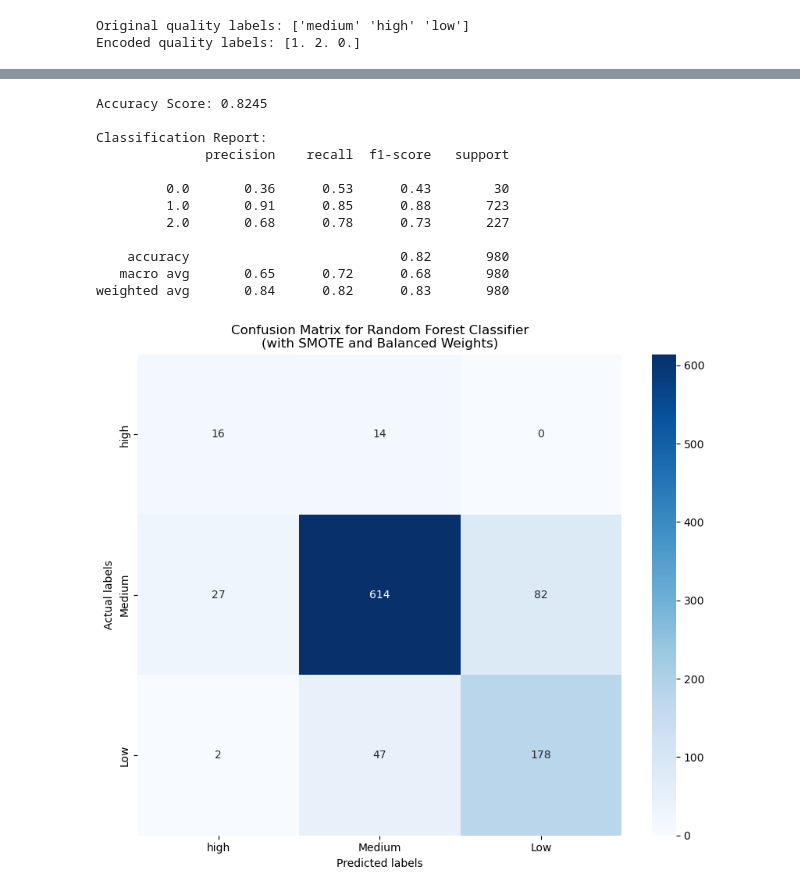
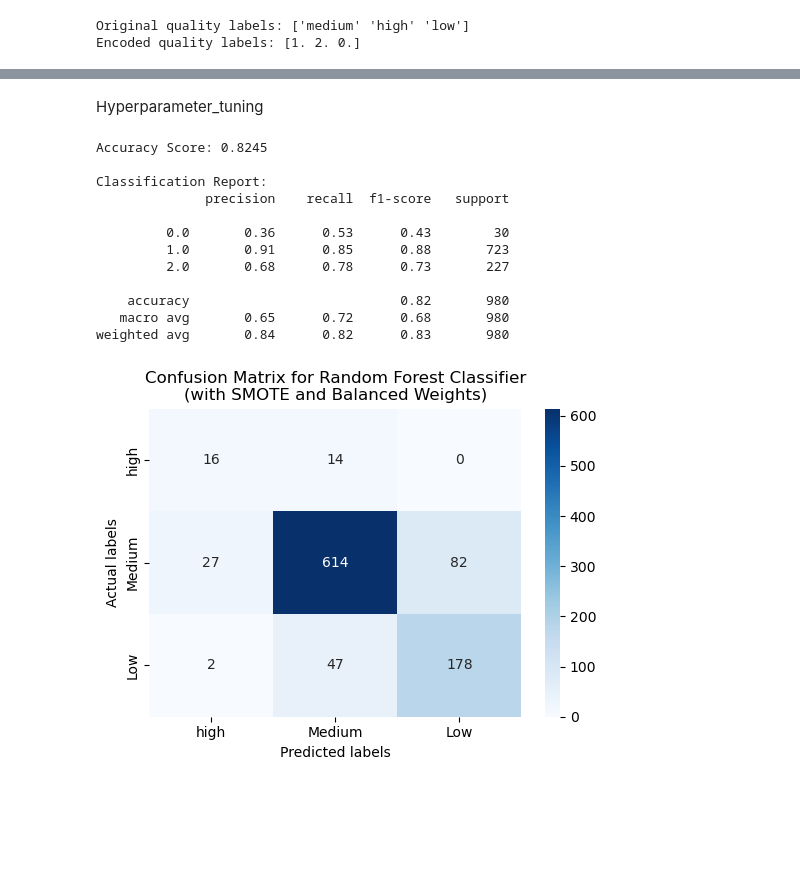
Before and after one commit to rakeshtparayil/Machine_Learning_Projects, a Jupyter notebook: Wine_Quality_Label_White_Prediction.ipynb, the cells around one changed output, grey strips where cells are left out. Saved outputs shown, nothing was run; the diff lists cells and outputs as text; code cells hidden in the pictures; blank space fills up the shorter version.

```diff
--- a/Wine_Quality_Label_White_Prediction.ipynb
+++ b/Wine_Quality_Label_White_Prediction.ipynb
@@ -170,3 +240,5 @@ weighted avg       0.83      0.87      0.85       320
+# %% [markdown]
+Hyperparameter_tuning
 # %%
 #importing necessary libraries
 from sklearn.ensemble import RandomForestClassifier
@@ -202,32 +274,32 @@ print(f"Accuracy Score: {acc:.4f}")
 # Print detailed classification report
 print("\nClassification Report:")
 print(classification_report(y_test, preds))
 
 # Create and plot confusion matrix
 conf_matrix = confusion_matrix(y_test, preds)
 
-plt.figure(figsize=(10, 8))
+plt.figure(figsize=(6, 4))
 sns.heatmap(conf_matrix,
             annot=True,
             fmt='d',
             cmap='Blues',
             xticklabels=['high', 'Medium', 'Low'],
             yticklabels=['high', 'Medium', 'Low'])
 plt.xlabel('Predicted labels')
 plt.ylabel('Actual labels')
 plt.title('Confusion Matrix for Random Forest Classifier\n(with SMOTE and Balanced Weights)')
 plt.show()
 # %% [output]
 Accuracy Score: 0.8245
 
 Classification Report:
               precision    recall  f1-score   support
 
          0.0       0.36      0.53      0.43        30
          1.0       0.91      0.85      0.88       723
          2.0       0.68      0.78      0.73       227
 
     accuracy                           0.82       980
    macro avg       0.65      0.72      0.68       980
 weighted avg       0.84      0.82      0.83       980
-[figure, old version]
+[figure, new version]
```
Also changed, not shown: parts of 8 cells of this notebook.
